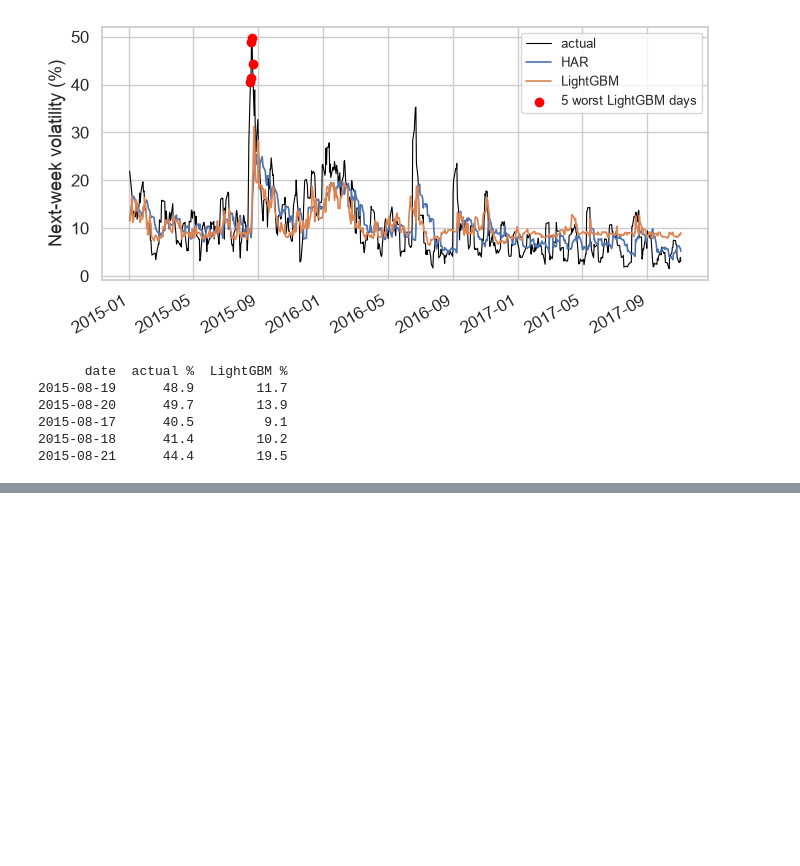
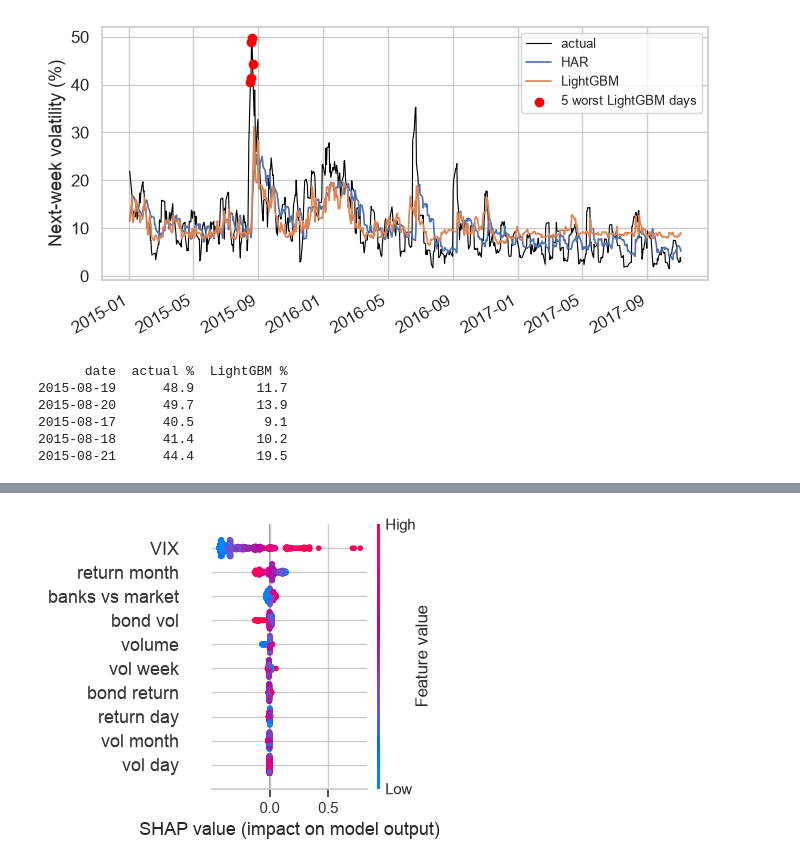
Before and after one commit to sadmanaraf/forecasting-spy-5-day-realised-volatility, a Jupyter notebook: slices/nonlinear_ml/lightgbm_model.ipynb, the cells around one changed output, grey strips where cells are left out. Cells and saved outputs as stored; diff of their text form; code cells hidden in the pictures; blank space fills up the shorter version.

```diff
--- a/slices/nonlinear_ml/lightgbm_model.ipynb
+++ b/slices/nonlinear_ml/lightgbm_model.ipynb
@@ -340,0 +369,16 @@ else:
+# %%
+import shap
+
+# Same frozen model as the test run: refit on the training rows and check the forecasts match exactly
+report_model = LGBMRegressor(random_state=SEED, verbose=-1, **FINAL_PARAMS).fit(train[FEATURES], train["y"])
+assert np.allclose(report_model.predict(test[FEATURES]), lgbm["y_pred"]), "not the test-run model"
+
+shap_values = shap.TreeExplainer(report_model).shap_values(test[FEATURES])
+names = {"f1": "vol day", "f2": "vol week", "f3": "vol month", "f4": "VIX", "f5": "return day",
+         "f6": "bond vol", "f7": "banks vs market", "f8": "bond return", "f9": "volume", "f10": "return month"}
+shap.summary_plot(shap_values, test[FEATURES].rename(columns=names), show=False, plot_size=(4.2, 3.6))
+plt.tight_layout()
+plt.savefig("results/figures/shap_lgbm.png", dpi=300)
+plt.show()
+# %% [output]
+[figure, added]
```
Also changed, not shown: parts of 5 cells of this notebook, 4 other files.
